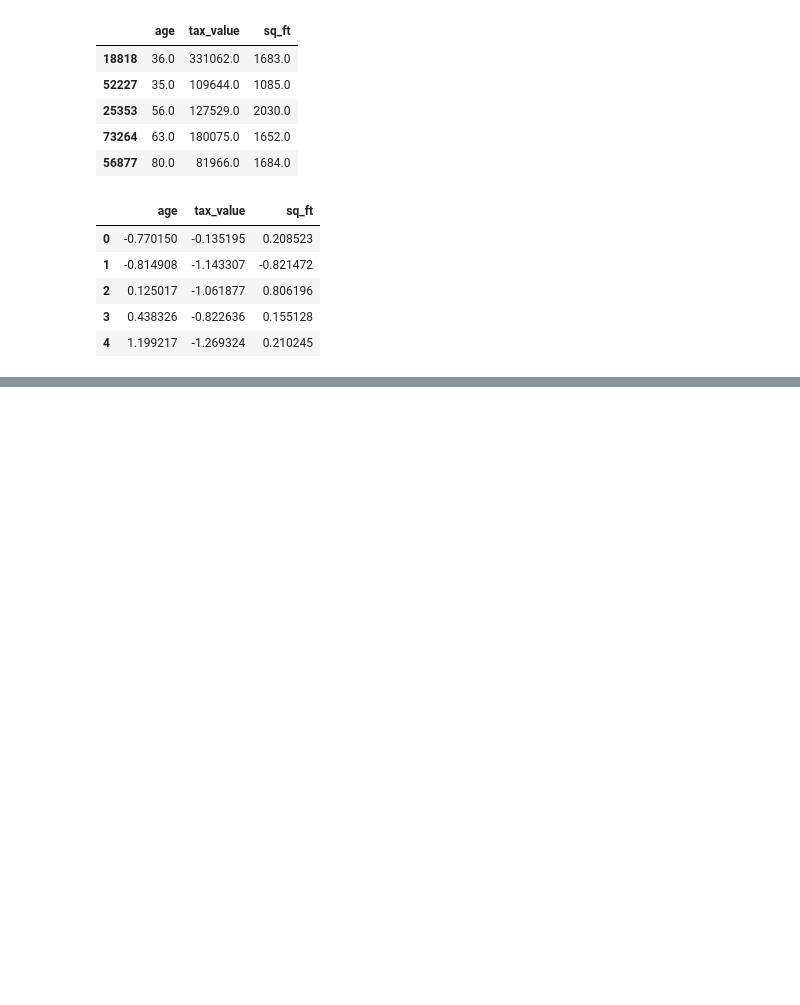
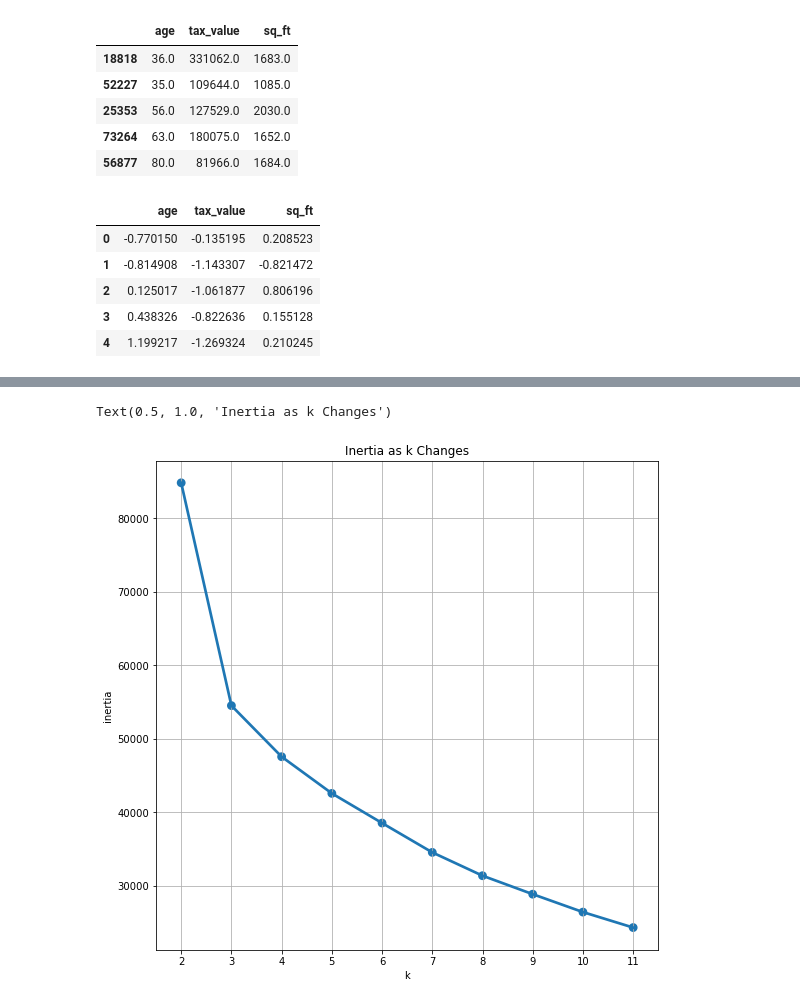
Before and after one commit to jones-stewart/zillow-clustering-project, a Jupyter notebook: 02_explore_stewart.ipynb, the cells around one changed output, grey strips where cells are left out. Cells and saved outputs as stored; diff of their text form; code cells hidden in the pictures; blank space fills up the shorter version.

```diff
--- a/02_explore_stewart.ipynb
+++ b/02_explore_stewart.ipynb
@@ -425,0 +435,11 @@ plt.title('Clusters Using `age`, `tax_value`, and `sq_ft`');
+# %%
+# create dataframe of k vs inertia
+k_inertia_df = pd.DataFrame({'k':range(2, 12), 'inertia':[KMeans(k).fit(X_scaled).inertia_ for k in range(2,12)]})
+# plot k vs inertia
+plt.figure(figsize=(9, 9))
+sns.pointplot(data=k_inertia_df, x='k', y='inertia')
+plt.grid()
+plt.title('Inertia as k Changes')
+# %% [output]
+Text(0.5, 1.0, 'Inertia as k Changes')
+[figure, added]
```
Also changed, not shown: parts of 19 cells of this notebook.
